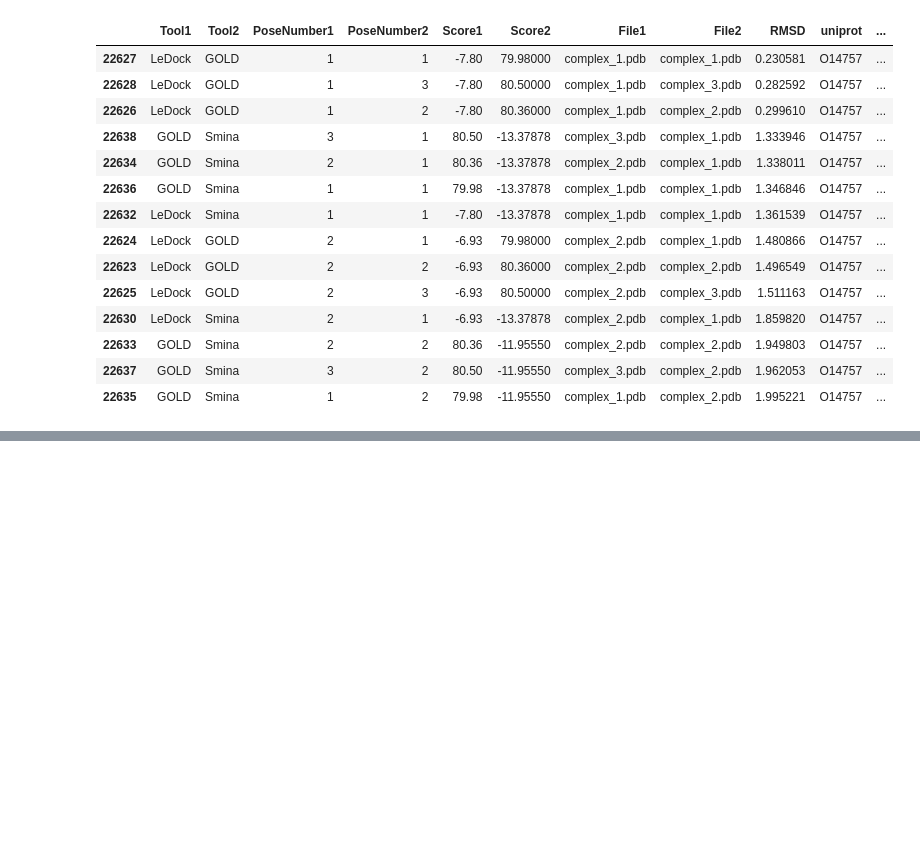
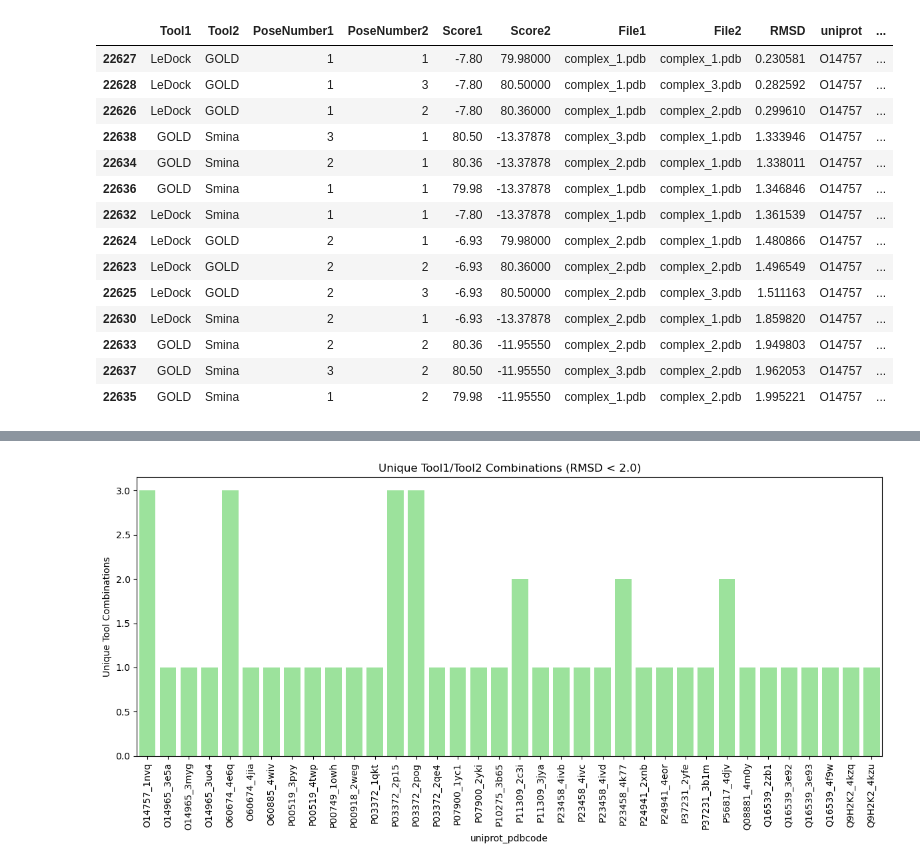
Before and after one commit to costbio/analyze_consensusdock, a Jupyter notebook: analysis_2025_06_10.ipynb, the cells around one changed output, grey strips where cells are left out. Saved outputs shown, nothing was run; the diff lists cells and outputs as text; code cells hidden in the pictures; blank space fills up the shorter version.

```diff
--- a/analysis_2025_06_10.ipynb
+++ b/analysis_2025_06_10.ipynb
@@ -202,0 +228,11 @@ final_df.query('uniprot_pdbcode == "O14757_1nvq" & RMSD < 2.0').sort_values('RMS
+# %%
+plt.figure(figsize=(12, 6))
+sns.barplot(data=tool_counts_withnames, x='uniprot_pdbcode', y='unique_tool_combinations', color='lightgreen')
+plt.xticks(rotation=90)
+plt.title('Unique Tool1/Tool2 Combinations (RMSD < 2.0)')
+plt.xlabel('uniprot_pdbcode')
+plt.ylabel('Unique Tool Combinations')
+plt.tight_layout()
+plt.show()
+# %% [output]
+[figure, added]
```
Also changed, not shown: parts of 12 cells of this notebook.
